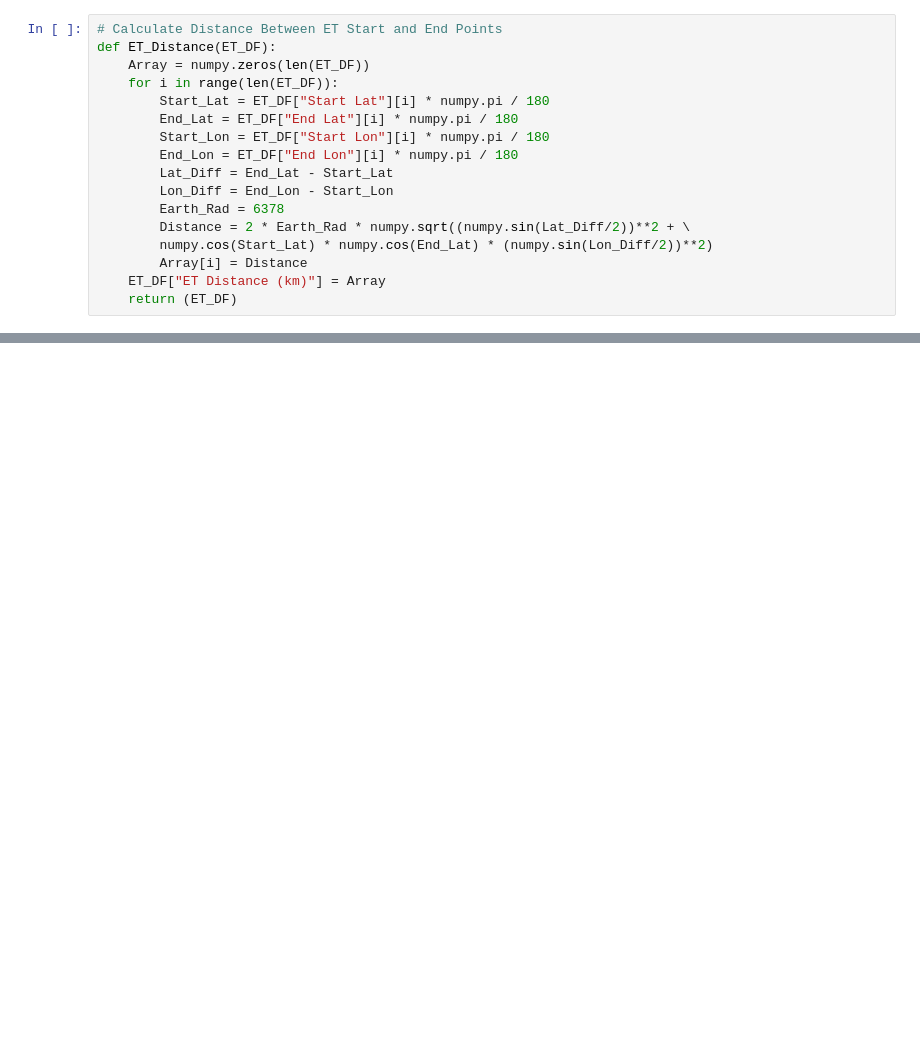
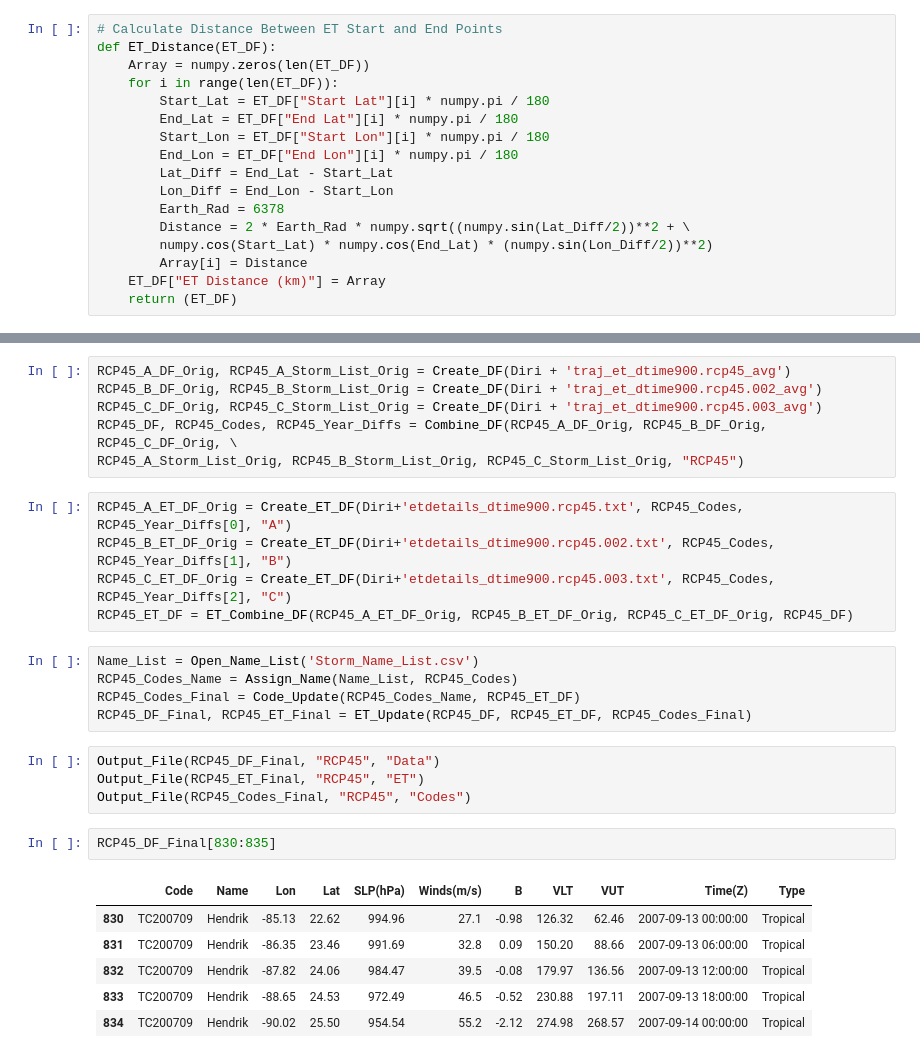
Before and after one commit to Luigi728/Penn_State_Research, a Jupyter notebook: RCP_Analysis_V2.1.ipynb, the cells around one changed output, grey strips where cells are left out. Saved outputs shown, nothing was run; the diff lists cells and outputs as text; blank space fills up the shorter version.

```diff
--- a/RCP_Analysis_V2.1.ipynb
+++ b/RCP_Analysis_V2.1.ipynb
@@ -385,0 +511,29 @@ Control_DF_Final
+# %%
+RCP45_A_DF_Orig, RCP45_A_Storm_List_Orig = Create_DF(Diri + 'traj_et_dtime900.rcp45_avg')
+RCP45_B_DF_Orig, RCP45_B_Storm_List_Orig = Create_DF(Diri + 'traj_et_dtime900.rcp45.002_avg')
+RCP45_C_DF_Orig, RCP45_C_Storm_List_Orig = Create_DF(Diri + 'traj_et_dtime900.rcp45.003_avg')
+RCP45_DF, RCP45_Codes, RCP45_Year_Diffs = Combine_DF(RCP45_A_DF_Orig, RCP45_B_DF_Orig, RCP45_C_DF_Orig, \
+RCP45_A_Storm_List_Orig, RCP45_B_Storm_List_Orig, RCP45_C_Storm_List_Orig, "RCP45")
+# %%
+RCP45_A_ET_DF_Orig = Create_ET_DF(Diri+'etdetails_dtime900.rcp45.txt', RCP45_Codes, RCP45_Year_Diffs[0], "A")
+RCP45_B_ET_DF_Orig = Create_ET_DF(Diri+'etdetails_dtime900.rcp45.002.txt', RCP45_Codes, RCP45_Year_Diffs[1], "B")
+RCP45_C_ET_DF_Orig = Create_ET_DF(Diri+'etdetails_dtime900.rcp45.003.txt', RCP45_Codes, RCP45_Year_Diffs[2], "C")
+RCP45_ET_DF = ET_Combine_DF(RCP45_A_ET_DF_Orig, RCP45_B_ET_DF_Orig, RCP45_C_ET_DF_Orig, RCP45_DF)
+# %%
+Name_List = Open_Name_List('Storm_Name_List.csv')
+RCP45_Codes_Name = Assign_Name(Name_List, RCP45_Codes)
+RCP45_Codes_Final = Code_Update(RCP45_Codes_Name, RCP45_ET_DF)
+RCP45_DF_Final, RCP45_ET_Final = ET_Update(RCP45_DF, RCP45_ET_DF, RCP45_Codes_Final)
+# %%
+Output_File(RCP45_DF_Final, "RCP45", "Data")
+Output_File(RCP45_ET_Final, "RCP45", "ET")
+Output_File(RCP45_Codes_Final, "RCP45", "Codes")
+# %%
+RCP45_DF_Final[830:835]
+# %% [output]
+|  | Code | Name | Lon | Lat | SLP(hPa) | Winds(m/s) | B | VLT | VUT | Time(Z) | Type |
+| 830 | TC200709 | Hendrik | -85.13 | 22.62 | 994.96 | 27.1 | -0.98 | 126.32 | 62.46 | 2007-09-13 00:00:00 | Tropical |
+| 831 | TC200709 | Hendrik | -86.35 | 23.46 | 991.69 | 32.8 | 0.09 | 150.20 | 88.66 | 2007-09-13 06:00:00 | Tropical |
+| 832 | TC200709 | Hendrik | -87.82 | 24.06 | 984.47 | 39.5 | -0.08 | 179.97 | 136.56 | 2007-09-13 12:00:00 | Tropical |
+| 833 | TC200709 | Hendrik | -88.65 | 24.53 | 972.49 | 46.5 | -0.52 | 230.88 | 197.11 | 2007-09-13 18:00:00 | Tropical |
+| 834 | TC200709 | Hendrik | -90.02 | 25.50 | 954.54 | 55.2 | -2.12 | 274.98 | 268.57 | 2007-09-14 00:00:00 | Tropical |
```
Also changed, not shown: parts of 36 cells of this notebook, 1 other file.
